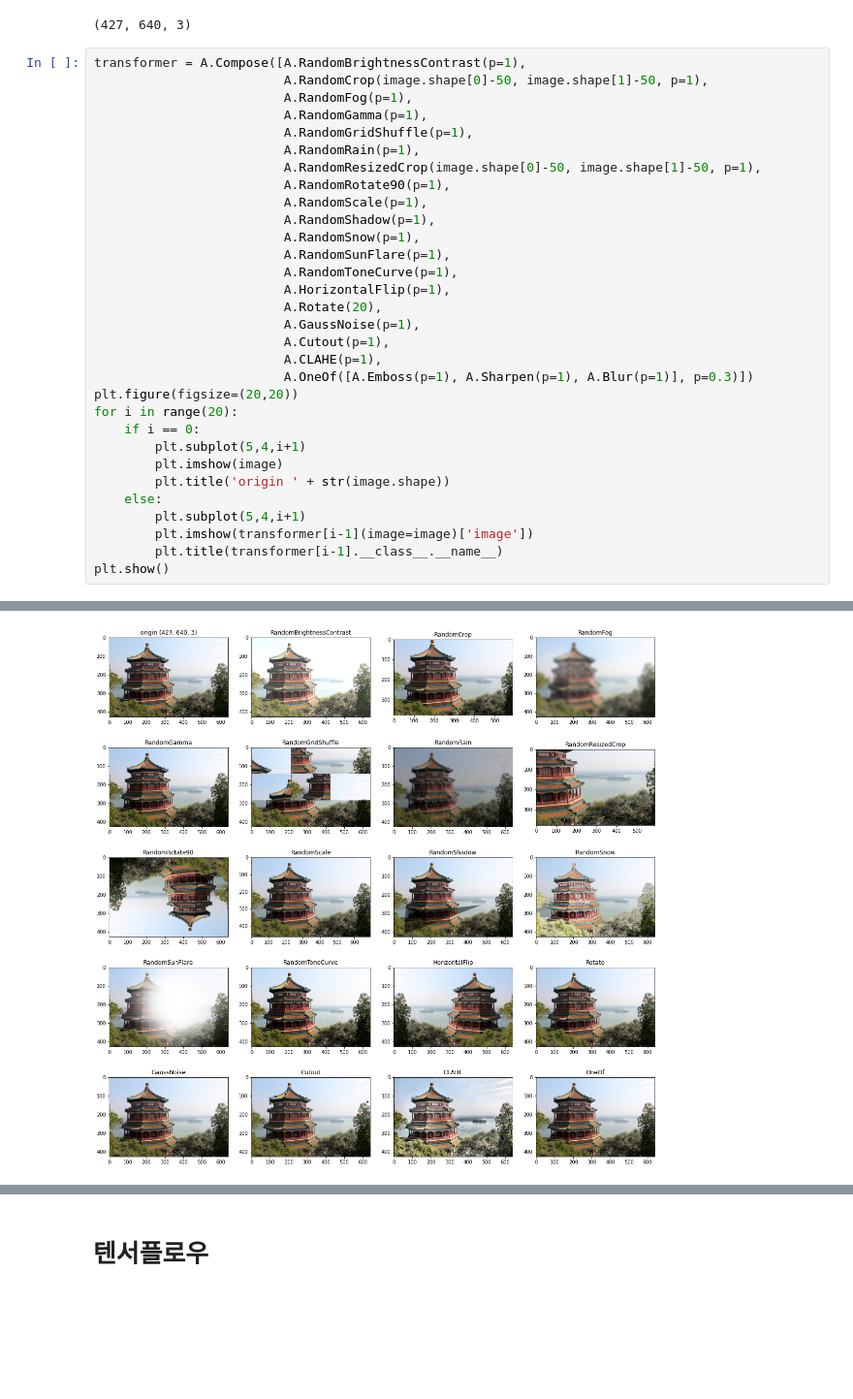
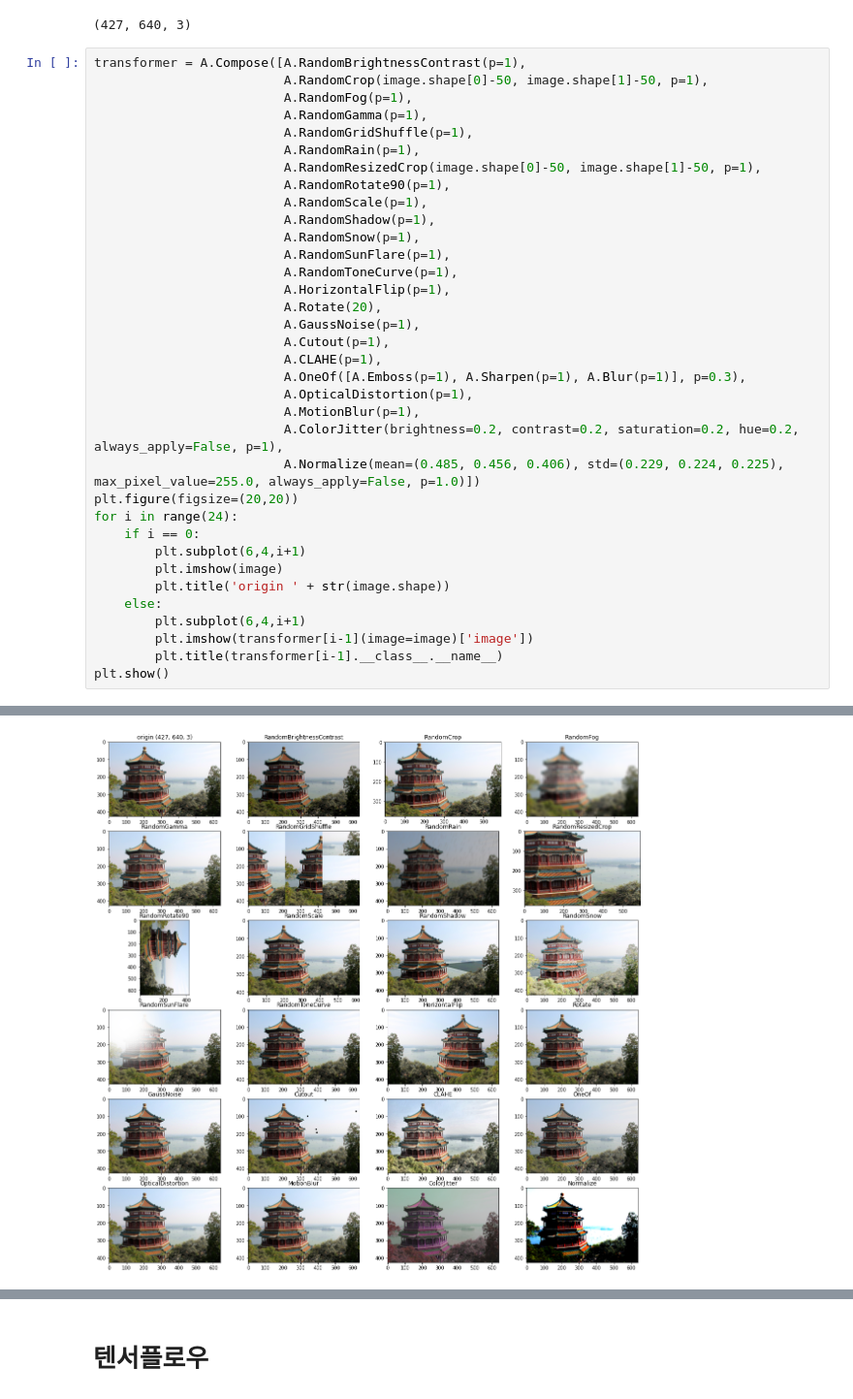
Before and after one commit to chi-hun/chi-hun, a Jupyter notebook: albumentations.ipynb, the cells around one changed output, grey strips where cells are left out. Shown at 97% size. Cells and saved outputs as stored; diff of their text form; blank space fills up the shorter version.

```diff
--- a/albumentations.ipynb
+++ b/albumentations.ipynb
@@ -44,15 +44,19 @@ transformer = A.Compose([A.RandomBrightnessContrast(p=1),
                          A.GaussNoise(p=1),
                          A.Cutout(p=1),
                          A.CLAHE(p=1),
-                         A.OneOf([A.Emboss(p=1), A.Sharpen(p=1), A.Blur(p=1)], p=0.3)])
+                         A.OneOf([A.Emboss(p=1), A.Sharpen(p=1), A.Blur(p=1)], p=0.3),
+                         A.OpticalDistortion(p=1),
+                         A.MotionBlur(p=1),
+                         A.ColorJitter(brightness=0.2, contrast=0.2, saturation=0.2, hue=0.2, always_apply=False, p=1),
+                         A.Normalize(mean=(0.485, 0.456, 0.406), std=(0.229, 0.224, 0.225), max_pixel_value=255.0, always_apply=False, p=1.0)])
 plt.figure(figsize=(20,20))
-for i in range(20):
+for i in range(24):
     if i == 0:
-        plt.subplot(5,4,i+1)
+        plt.subplot(6,4,i+1)
         plt.imshow(image)
         plt.title('origin ' + str(image.shape))
     else:
-        plt.subplot(5,4,i+1)
+        plt.subplot(6,4,i+1)
         plt.imshow(transformer[i-1](image=image)['image'])
         plt.title(transformer[i-1].__class__.__name__)
 plt.show()
@@ -60,4 +65,4 @@ plt.show()
-[figure, old version]
+[figure, new version]
 # %%
 plt.figure(figsize=(10,10))
 for i in range(4):
```
Also changed, not shown: parts of 2 cells of this notebook.
